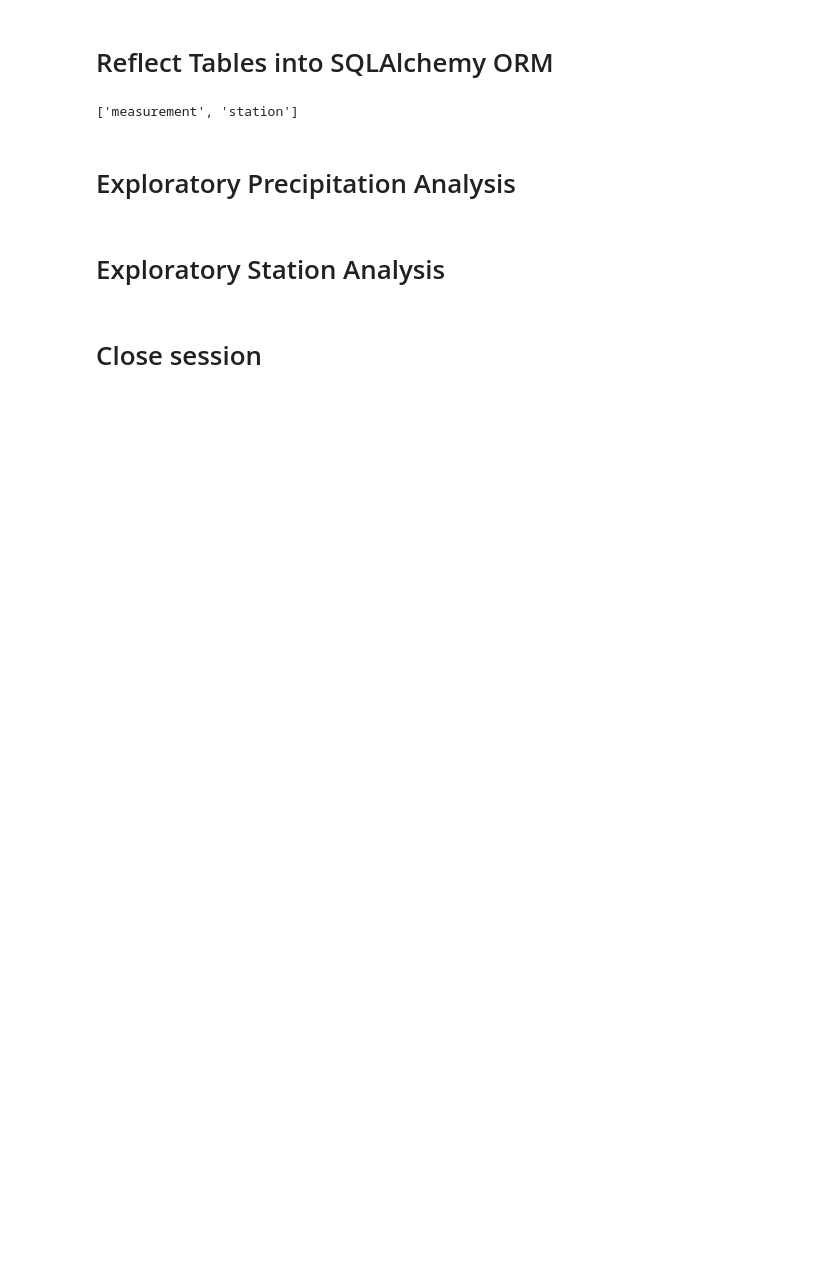
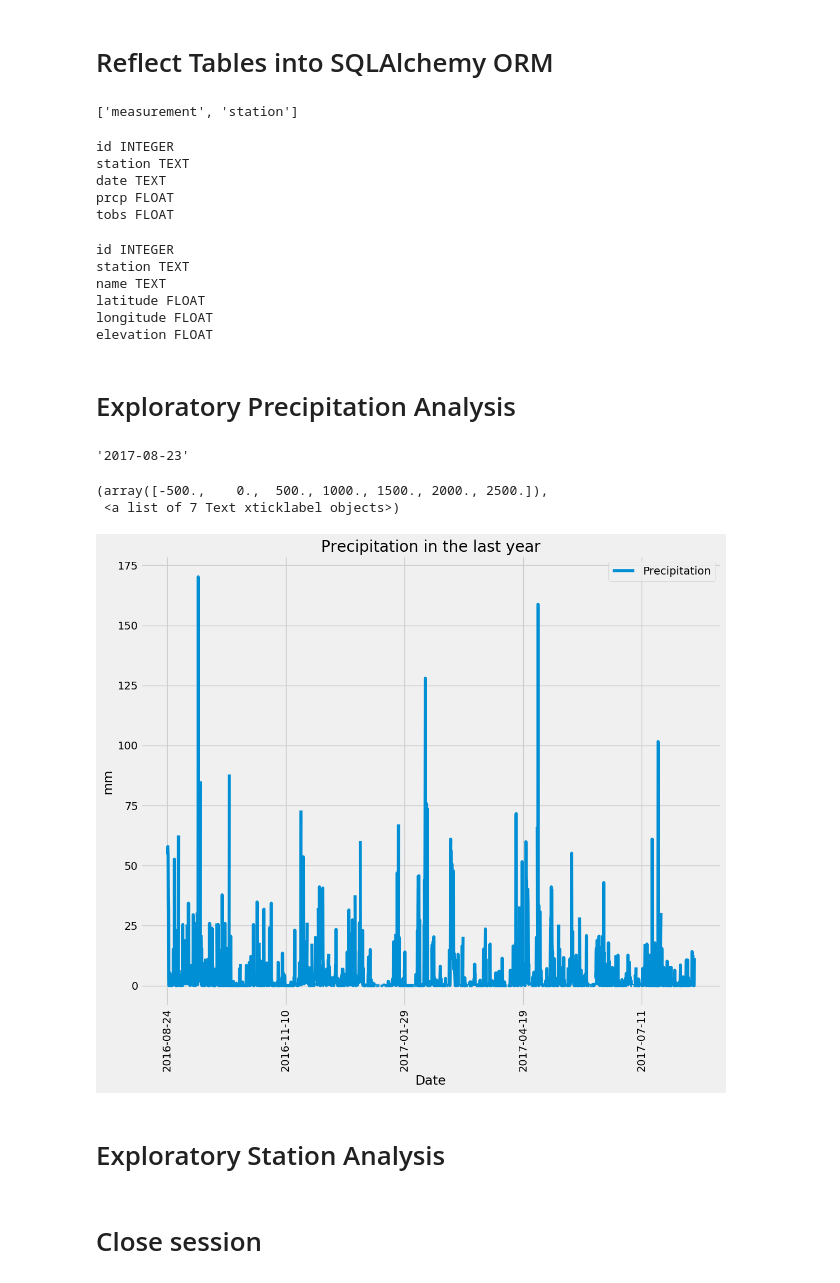
Before and after one commit to Tim-U-12/sqlalchemy-challenge, a Jupyter notebook: Starter_Code/climate_starter.ipynb, the cells around one changed output. Cells and saved outputs as stored; diff of their text form; code cells hidden in the pictures; blank space fills up the shorter version.

Commit message:
Completed Exploratory Precipitation Analysis

```diff
--- a/Starter_Code/climate_starter.ipynb
+++ b/Starter_Code/climate_starter.ipynb
@@ -35,28 +35,65 @@ measurement = Base.classes.measurement
 station = Base.classes.station
 # %%
 # Create our session (link) from Python to the DB
-Ses
+session = Session(engine)
+# %%
+# Using inspect to see the column names and column type
+inspector = inspect(engine)
+
+columns = inspector.get_columns('measurement')
+for column in columns:
+    print(column["name"], column["type"])
+# %% [output]
+id INTEGER
+station TEXT
+date TEXT
+prcp FLOAT
+tobs FLOAT
+# %%
+columns = inspector.get_columns('station')
+for column in columns:
+    print(column["name"], column["type"])
+# %% [output]
+id INTEGER
+station TEXT
+name TEXT
+latitude FLOAT
+longitude FLOAT
+elevation FLOAT
 # %% [markdown]
 # Exploratory Precipitation Analysis
 # %%
 # Find the most recent date in the data set.
+latest_date = session.query(measurement.date).order_by(measurement.date.desc()).first()
+latest_date[0]
+# %% [output]
+'2017-08-23'
 # %%
 # Design a query to retrieve the last 12 months of precipitation data and plot the results.
 # Starting from the most recent data point in the database.
+latest_date = dt.datetime.strptime(latest_date[0], "%Y-%m-%d")
 
 # Calculate the date one year from the last date in data set.
-
+past_year = latest_date.replace(year=latest_date.year-1)
 
 # Perform a query to retrieve the data and precipitation scores
-
-
-# Save the query results as a Pandas DataFrame and set the index to the date column
-
-
-# Sort the dataframe by date
-
-
-# Use Pandas Plotting with Matplotlib to plot the data
+date_prcp = session.query(measurement.date, measurement.prcp).filter(measurement.date > past_year).all()
+# %%
+# Save the query results as a Pandas DataFrame and set the index to the date column
+date_prcp_df = pd.DataFrame(date_prcp, columns = ["Date", "Precipitation"]).set_index("Date")
+
+# Sort the dataframe by date
+date_prcp_df = date_prcp_df.sort_values('Date')
+
+# Use Pandas Plotting with Matplotlib to plot the data
+date_prcp_df.plot(figsize=(12,10))
+plt.title("Precipitation in the last year")
+plt.ylabel("mm")
+plt.xticks(rotation="vertical")
+# %% [output]
+(array([-500.,    0.,  500., 1000., 1500., 2000., 2500.]),
+ <a list of 7 Text xticklabel objects>)
+[figure, added]
 # %%
 # Use Pandas to calcualte the summary statistics for the precipitation data
 # %% [markdown]
```
Also changed, not shown: parts of 1 cell of this notebook.
